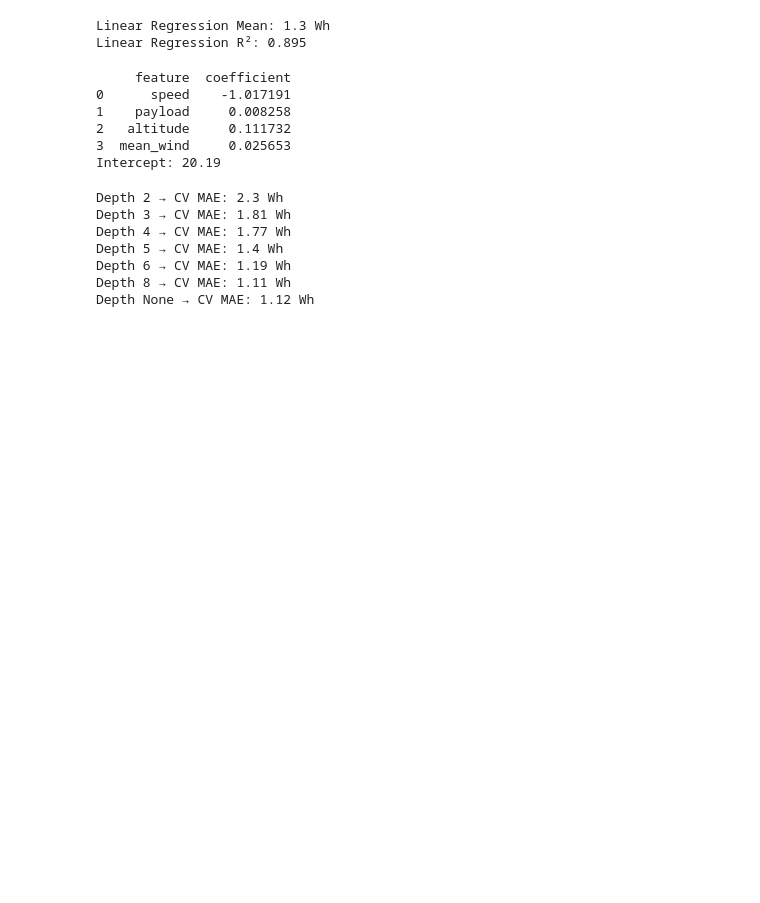
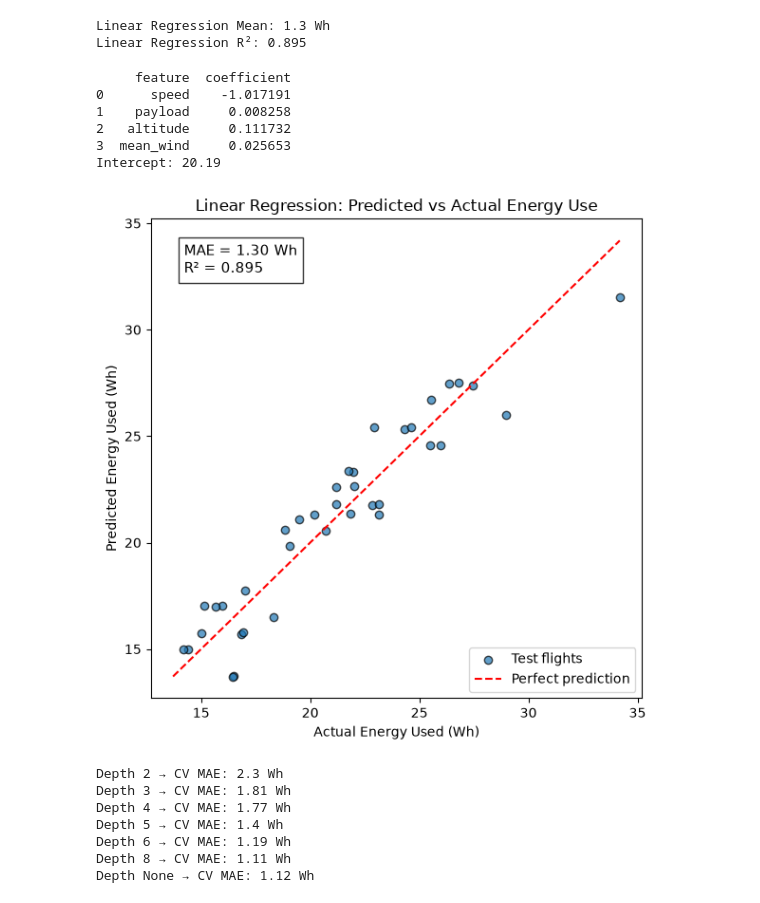
Before and after one commit to MassSarcasm/Battery-Consumption-Drone-Project, a Jupyter notebook: Battery Project.ipynb, the cells around one changed output. Drawn from its saved outputs; the diff is of its cells as text; code cells hidden in the pictures; blank space fills up the shorter version.

Commit message:
more visuals

```diff
--- a/Battery Project.ipynb
+++ b/Battery Project.ipynb
@@ -151,6 +151,30 @@ print("Intercept:", round(lr.intercept_, 2))
 2   altitude     0.111732
 3  mean_wind     0.025653
 Intercept: 20.19
+# %%
+plt.figure(figsize=(6, 6))
+
+# Each dot is one test flight
+plt.scatter(y_test, lr_pred, alpha=0.7, edgecolor="black", label="Test flights")
+
+# Perfect-prediction line
+min_val = min(y_test.min(), lr_pred.min())
+max_val = max(y_test.max(), lr_pred.max())
+plt.plot([min_val, max_val], [min_val, max_val], "r--", label="Perfect prediction")
+
+plt.title("Linear Regression: Predicted vs Actual Energy Use")
+plt.xlabel("Actual Energy Used (Wh)")
+plt.ylabel("Predicted Energy Used (Wh)")
+
+plt.text(min_val + 0.5, max_val - 1.5,
+         f"MAE = {mean_absolute_error(y_test, lr_pred):.2f} Wh\nR² = {r2_score(y_test, lr_pred):.3f}",
+         fontsize=11, bbox=dict(facecolor="white", alpha=0.8))
+
+plt.legend(loc="lower right")
+plt.tight_layout()
+plt.show()
+# %% [output]
+[figure, added]
 # %%
 from sklearn.tree import DecisionTreeRegressor
 from sklearn.model_selection import cross_val_score
```
Also changed, not shown: parts of 1 cell of this notebook, 1 other file.
